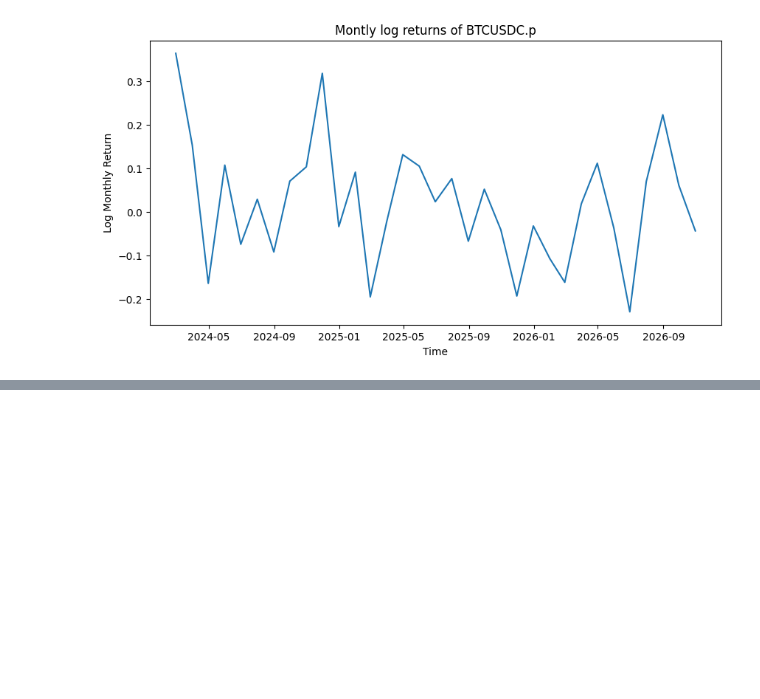
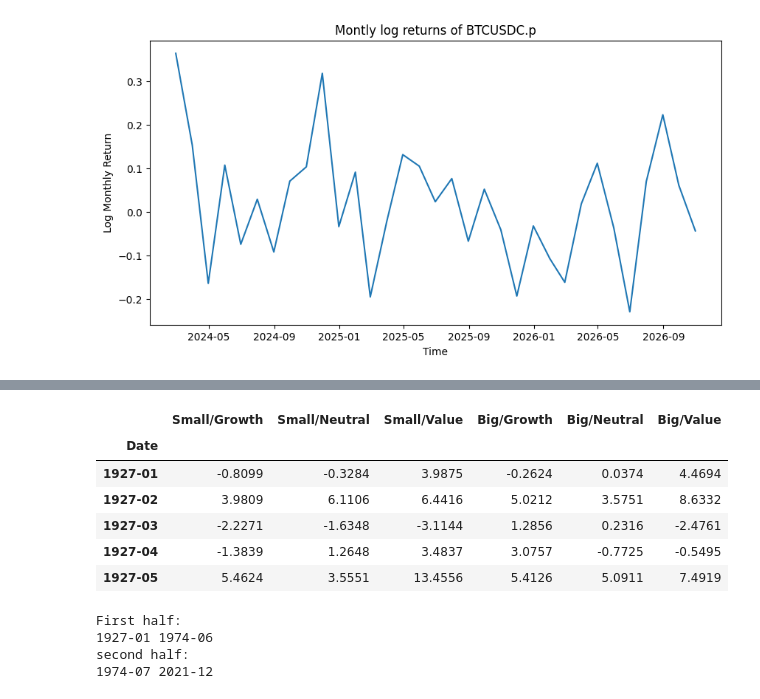
Before and after one commit to FerCorcuera/mit-quant-finance, a Jupyter notebook: Portfolio Theory/historic_returns_on_portfolios.ipynb, the cells around one changed output, grey strips where cells are left out. Cells and saved outputs as stored; diff of their text form; code cells hidden in the pictures; blank space fills up the shorter version.

```diff
--- a/Portfolio Theory/historic_returns_on_portfolios.ipynb
+++ b/Portfolio Theory/historic_returns_on_portfolios.ipynb
@@ -380,0 +389,11 @@ plt.show()
+# %%
+import pandas as pd
+import numpy as np
+from pandas_datareader import data as web
+import matplotlib.pyplot as plt
+
+dataset = web.DataReader(
+    "6_Portfolios_2x3", "famafrench", start="1927-01-01", end="2021-12-31"
+)
+
+print(dataset["DESCR"])
@@ -380,0 +416,39 @@ plt.show()
+# %%
+df = dataset[0].copy()
+
+df.columns = [
+    "Small/Growth",
+    "Small/Neutral",
+    "Small/Value",
+    "Big/Growth",
+    "Big/Neutral",
+    "Big/Value",
+]
+
+df = df.replace([-99.99, -999], np.nan)
+
+df.head()
+# %% [output]
+|  | Small/Growth | Small/Neutral | Small/Value | Big/Growth | Big/Neutral | Big/Value |
+| Date |  |  |  |  |  |  |
+| 1927-01 | -0.8099 | -0.3284 | 3.9875 | -0.2624 | 0.0374 | 4.4694 |
+| 1927-02 | 3.9809 | 6.1106 | 6.4416 | 5.0212 | 3.5751 | 8.6332 |
+| 1927-03 | -2.2271 | -1.6348 | -3.1144 | 1.2856 | 0.2316 | -2.4761 |
+| 1927-04 | -1.3839 | 1.2648 | 3.4837 | 3.0757 | -0.7725 | -0.5495 |
+| 1927-05 | 5.4624 | 3.5551 | 13.4556 | 5.4126 | 5.0911 | 7.4919 |
+# %%
+midpoint = len(df) // 2
+
+first_half = df.iloc[:midpoint]
+second_half = df.iloc[midpoint:]
+
+print("First half:")
+print(first_half.index.min(), first_half.index.max())
+
+print("second half:")
+print(second_half.index.min(), second_half.index.max())
+# %% [output]
+First half:
+1927-01 1974-06
+second half:
+1974-07 2021-12
```
Also changed, not shown: parts of 9 cells of this notebook.
